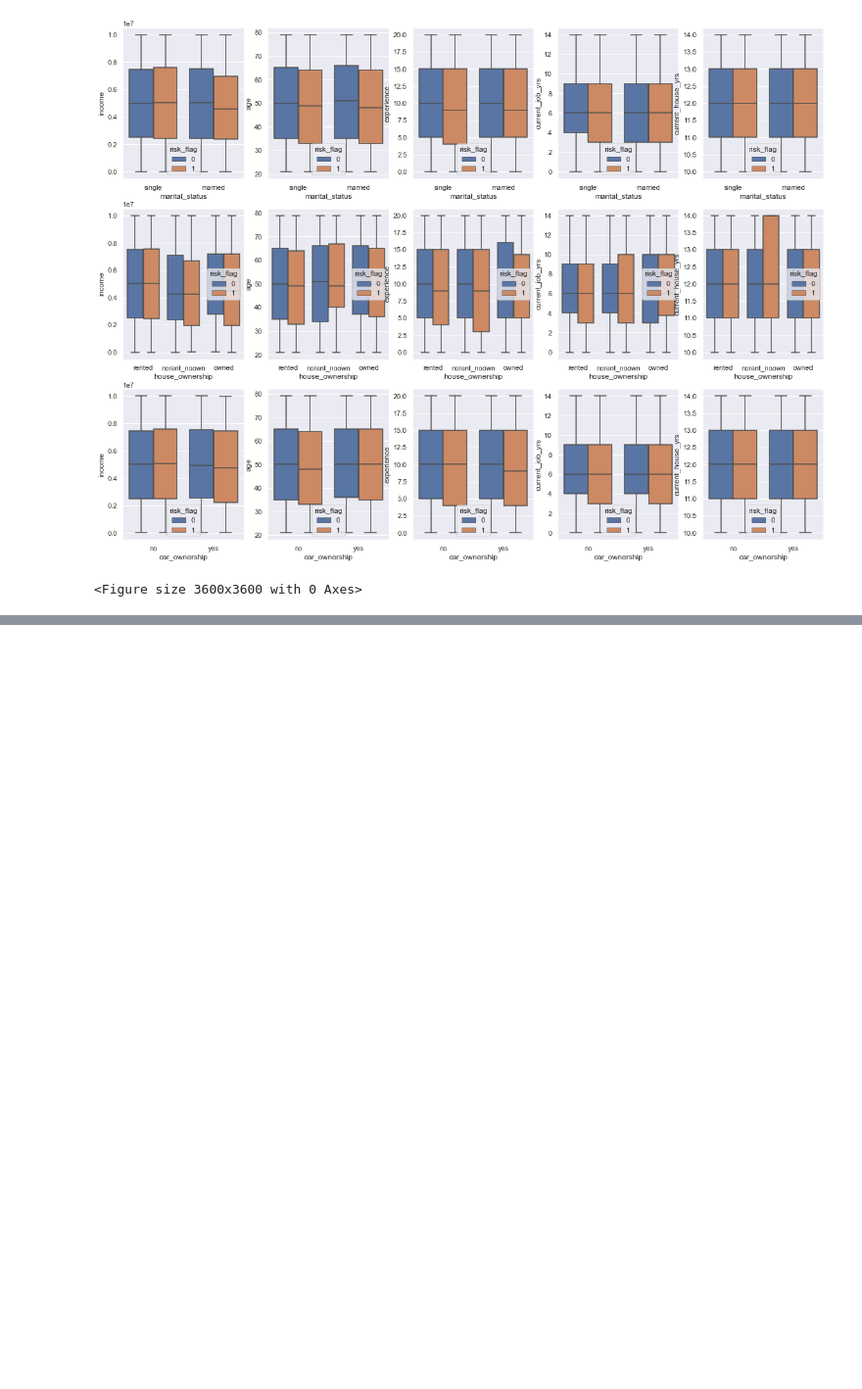
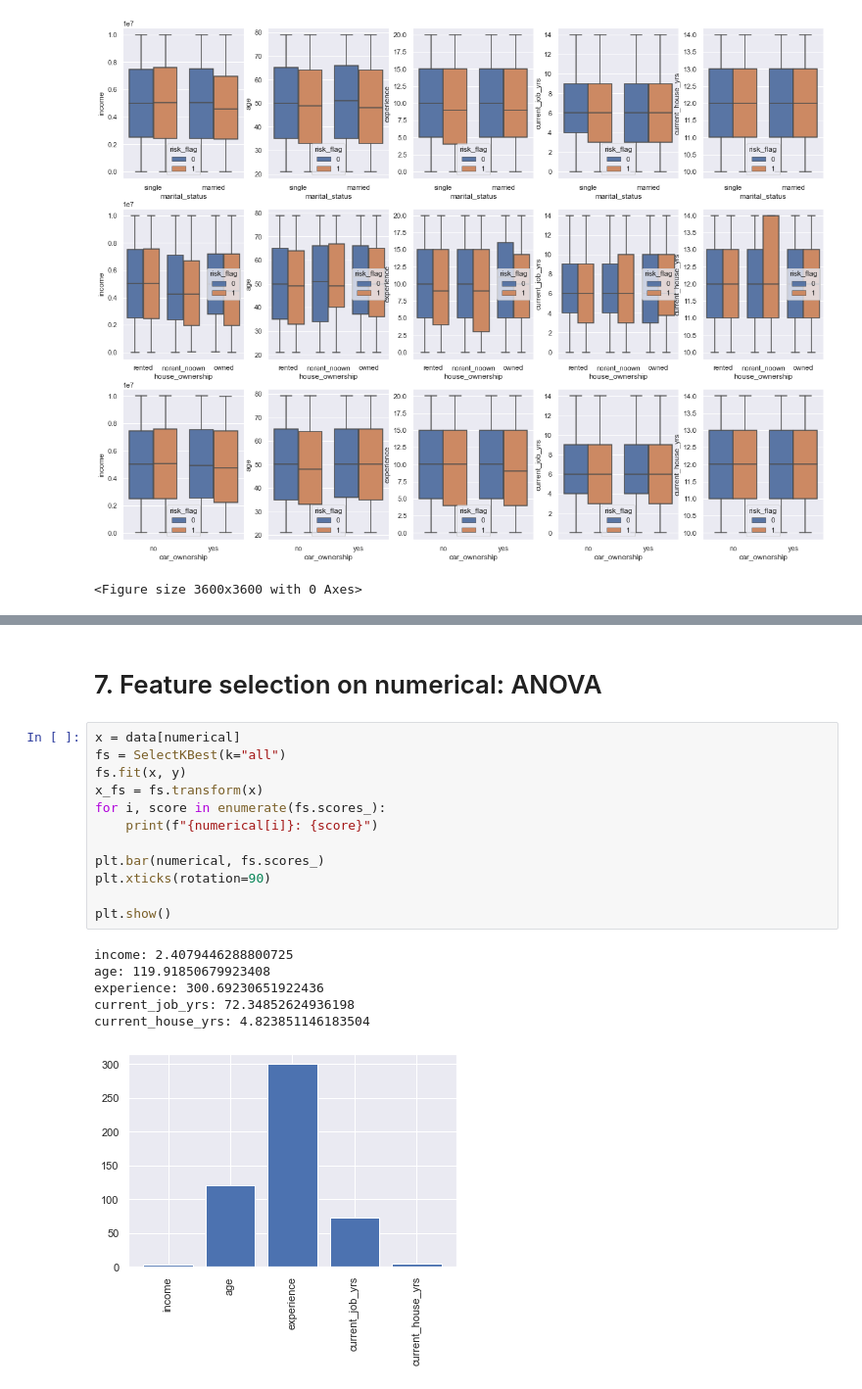
Before and after one commit to jonjonnyjonjon/dm-g3t3, a Jupyter notebook: eda.ipynb, the cells around one changed output, grey strips where cells are left out. Shown at 98% size. Saved outputs shown, nothing was run; the diff lists cells and outputs as text; blank space fills up the shorter version.

```diff
--- a/eda.ipynb
+++ b/eda.ipynb
@@ -506,0 +542,21 @@ plt.show()
+# %% [markdown]
+# 7. Feature selection on numerical: ANOVA
+# %%
+x = data[numerical]
+fs = SelectKBest(k="all")
+fs.fit(x, y)
+x_fs = fs.transform(x)
+for i, score in enumerate(fs.scores_):
+    print(f"{numerical[i]}: {score}")
+
+plt.bar(numerical, fs.scores_)
+plt.xticks(rotation=90)
+
+plt.show()
+# %% [output]
+income: 2.4079446288800725
+age: 119.91850679923408
+experience: 300.69230651922436
+current_job_yrs: 72.34852624936198
+current_house_yrs: 4.823851146183504
+[figure, added]
```
Also changed, not shown: parts of 15 cells of this notebook, 1 other file.
